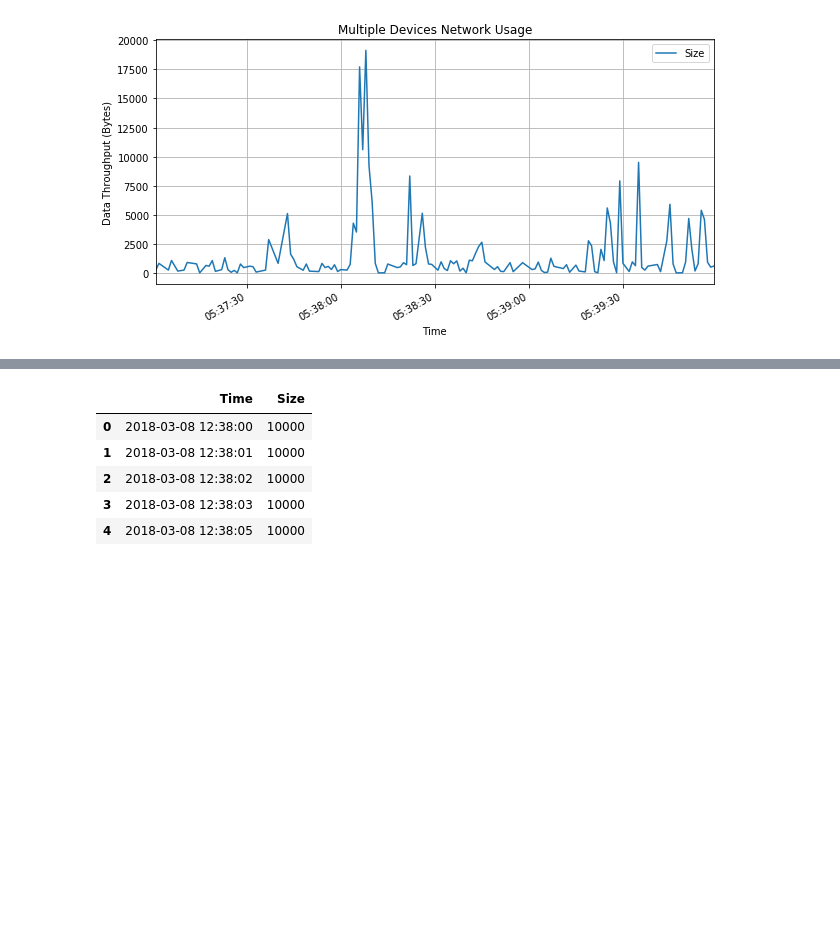
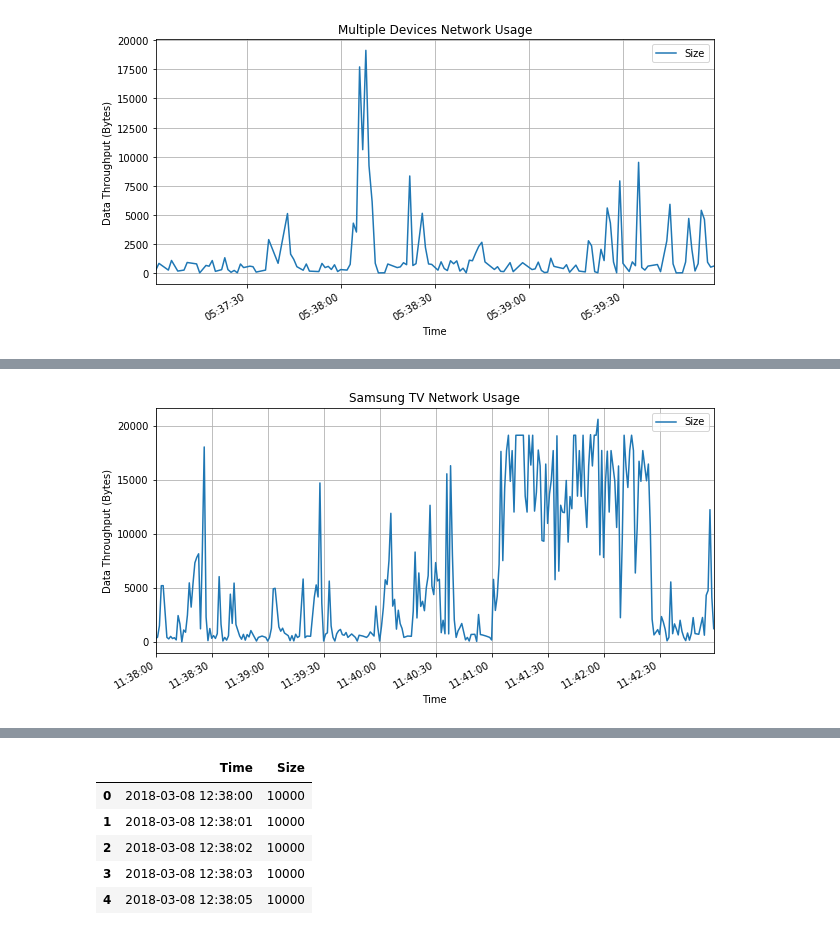
Before and after one commit to ayanpatel/iot-sec, a Jupyter notebook: plotDB.ipynb, the cells around one changed output, grey strips where cells are left out. Cells and saved outputs as stored; diff of their text form; code cells hidden in the pictures; blank space fills up the shorter version.

```diff
--- a/plotDB.ipynb
+++ b/plotDB.ipynb
@@ -105,0 +151,7 @@ plt.show()
+# %%
+ax = df_tv.plot(x='Time', y='Size', kind='line', grid=True, title='Samsung TV Network Usage', figsize=(10,5))
+ax.set_xlabel('Time')
+ax.set_ylabel('Data Throughput (Bytes)')
+plt.show()
+# %% [output]
+[figure, added]
```
Also changed, not shown: parts of 4 cells of this notebook.
